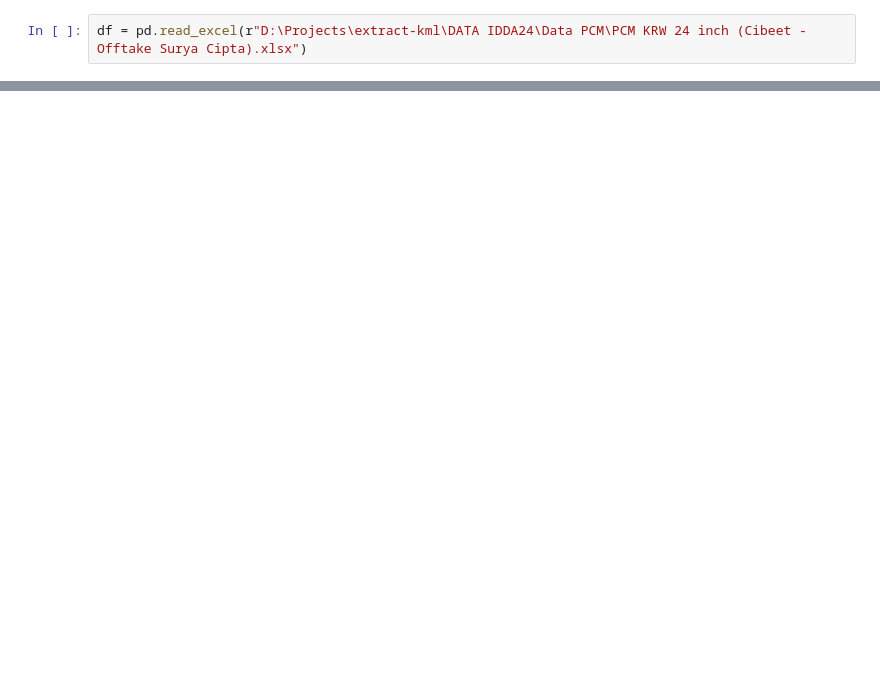
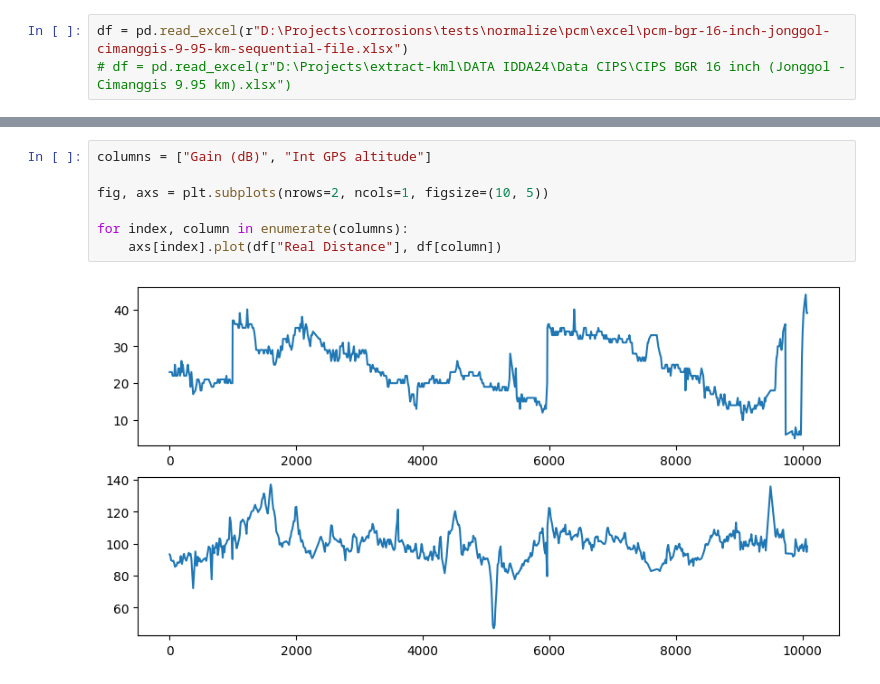
Before and after one commit to capella-cgi/corrosions, a Jupyter notebook: check.ipynb, the cells around one changed output, grey strips where cells are left out. Drawn from its saved outputs; the diff is of its cells as text; blank space fills up the shorter version.

```diff
--- a/check.ipynb
+++ b/check.ipynb
@@ -4,2 +5,3 @@ from corrosions import PCM
 # %%
-df = pd.read_excel(r"D:\Projects\extract-kml\DATA IDDA24\Data PCM\PCM KRW 24 inch (Cibeet - Offtake Surya Cipta).xlsx")
+df = pd.read_excel(r"D:\Projects\corrosions\tests\normalize\pcm\excel\pcm-bgr-16-inch-jonggol-cimanggis-9-95-km-sequential-file.xlsx")
+# df = pd.read_excel(r"D:\Projects\extract-kml\DATA IDDA24\Data CIPS\CIPS BGR 16 inch (Jonggol - Cimanggis 9.95 km).xlsx")
@@ -5,0 +25,9 @@ df = pd.read_excel(r"D:\Projects\extract-kml\DATA IDDA24\Data PCM\PCM KRW 24 inc
+# %%
+columns = ["Gain (dB)", "Int GPS altitude"]
+
+fig, axs = plt.subplots(nrows=2, ncols=1, figsize=(10, 5))
+
+for index, column in enumerate(columns):
+    axs[index].plot(df["Real Distance"], df[column])
+# %% [output]
+[figure, added]
```
Also changed, not shown: parts of 13 cells of this notebook, 5 other files.
